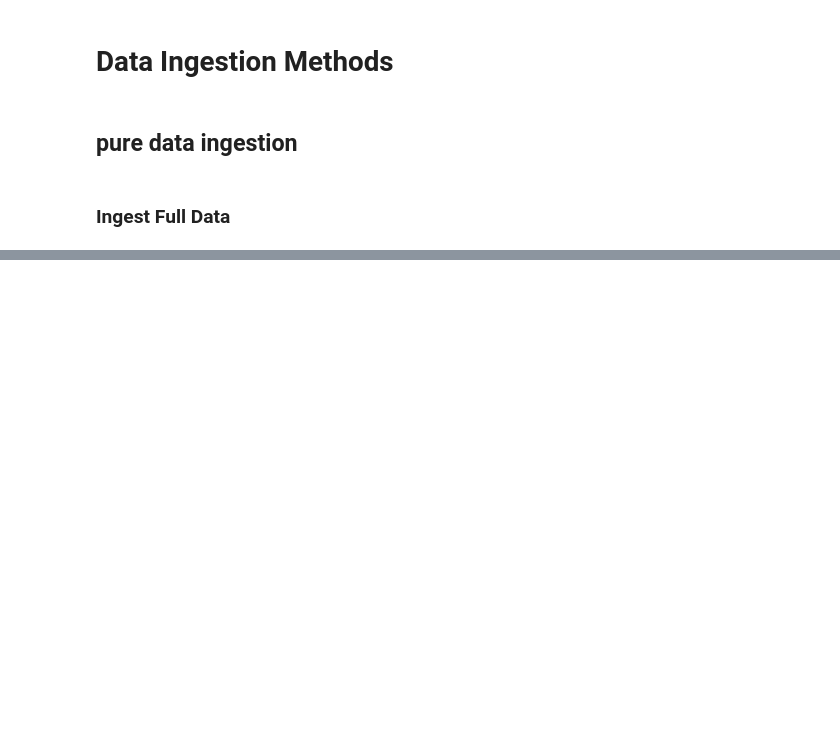
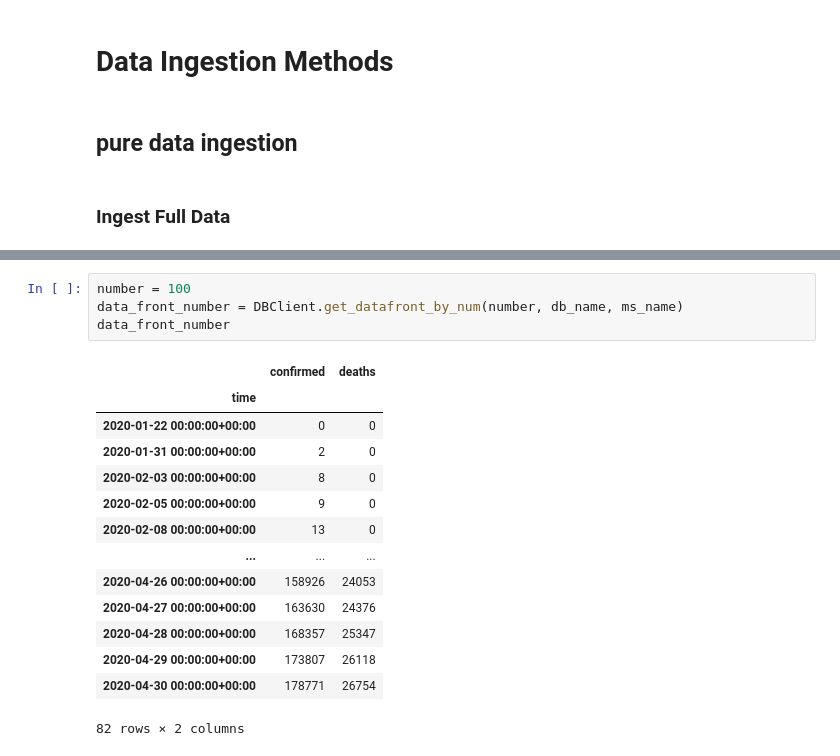
Before and after one commit to ClustProject/KETIPreDataIngestion, a Jupyter notebook: KETIDataIngestionTest.ipynb, the cells around one changed output, grey strips where cells are left out. Drawn from its saved outputs; the diff is of its cells as text; blank space fills up the shorter version.

```diff
--- a/KETIDataIngestionTest.ipynb
+++ b/KETIDataIngestionTest.ipynb
@@ -68,0 +84,19 @@ data.head()
+# %%
+number = 100
+data_front_number = DBClient.get_datafront_by_num(number, db_name, ms_name)
+data_front_number
+# %% [output]
+|  | confirmed | deaths |
+| time |  |  |
+| 2020-01-22 00:00:00+00:00 | 0 | 0 |
+| 2020-01-31 00:00:00+00:00 | 2 | 0 |
+| 2020-02-03 00:00:00+00:00 | 8 | 0 |
+| 2020-02-05 00:00:00+00:00 | 9 | 0 |
+| 2020-02-08 00:00:00+00:00 | 13 | 0 |
+| ... | ... | ... |
+| 2020-04-26 00:00:00+00:00 | 158926 | 24053 |
+| 2020-04-27 00:00:00+00:00 | 163630 | 24376 |
+| 2020-04-28 00:00:00+00:00 | 168357 | 25347 |
+| 2020-04-29 00:00:00+00:00 | 173807 | 26118 |
+| 2020-04-30 00:00:00+00:00 | 178771 | 26754 |
+82 rows × 2 columns
```
Also changed, not shown: parts of 27 cells of this notebook, 2 other files.
